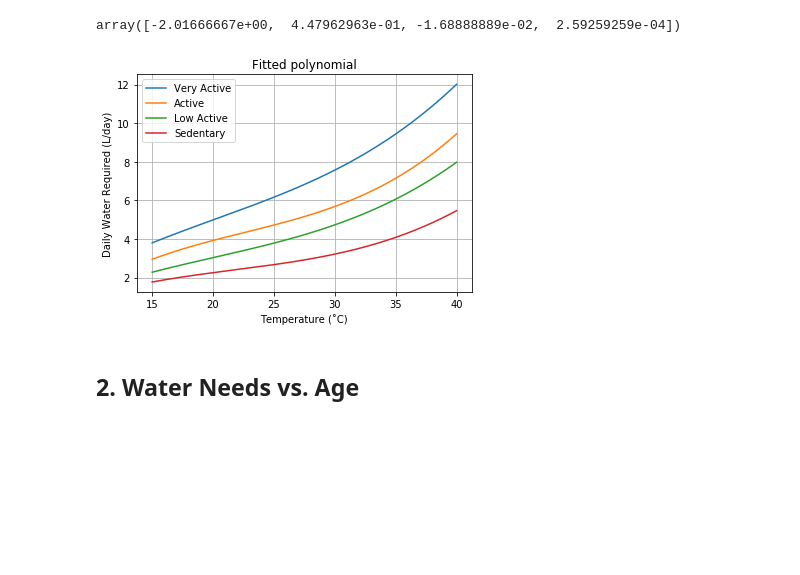
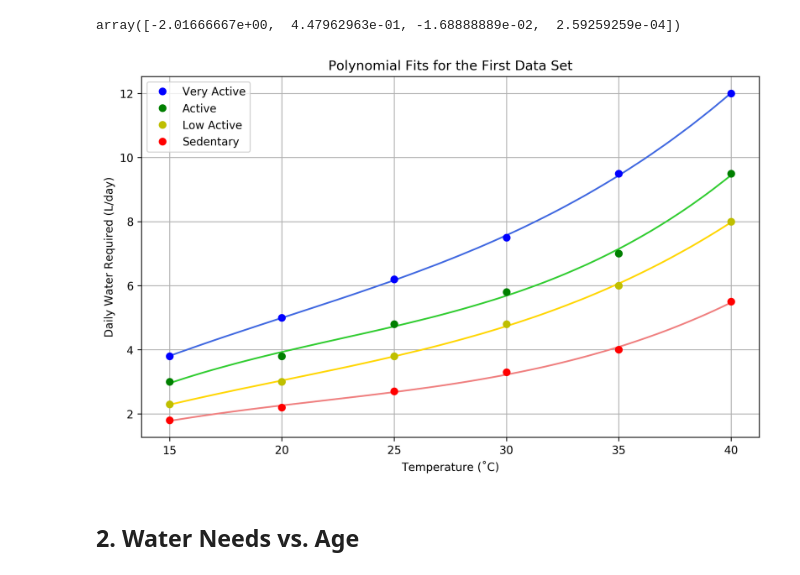
Before and after one commit to duartegalvao/Smart-Bottle, a Jupyter notebook: experiments/Classification Test.ipynb, the cells around one changed output. Cells and saved outputs as stored; diff of their text form; code cells hidden in the pictures; blank space fills up the shorter version.

```diff
--- a/experiments/Classification Test.ipynb
+++ b/experiments/Classification Test.ipynb
@@ -57,23 +57,29 @@ p_se
 # %% [output]
 array([-2.01666667e+00,  4.47962963e-01, -1.68888889e-02,  2.59259259e-04])
 # %%
-fig, ax = plt.subplots()
+fig, ax = plt.subplots(figsize=(10, 6), dpi=300)
 
 t_p = np.linspace(np.min(t), np.max(t), 200)
 
-ax.plot(t_p, np.polynomial.polynomial.polyval(t_p, p_va), label='Very Active')
-ax.plot(t_p, np.polynomial.polynomial.polyval(t_p, p_ac), label='Active')
-ax.plot(t_p, np.polynomial.polynomial.polyval(t_p, p_la), label='Low Active')
-ax.plot(t_p, np.polynomial.polynomial.polyval(t_p, p_se), label='Sedentary')
+ax.plot(t_p, np.polynomial.polynomial.polyval(t_p, p_va), '-', color='royalblue')
+ax.plot(t_p, np.polynomial.polynomial.polyval(t_p, p_ac), '-', color='limegreen')
+ax.plot(t_p, np.polynomial.polynomial.polyval(t_p, p_la), '-', color='gold')
+ax.plot(t_p, np.polynomial.polynomial.polyval(t_p, p_se), '-', color='lightcoral')
+
+ax.plot(t, y_va, 'bo', label='Very Active')
+ax.plot(t, y_ac, 'go', label='Active')
+ax.plot(t, y_la, 'yo', label='Low Active')
+ax.plot(t, y_se, 'ro', label='Sedentary')
 
 ax.legend()
 ax.set(xlabel='Temperature (˚C)', ylabel='Daily Water Required (L/day)',
-       title="Fitted polynomial")
+       title="Polynomial Fits for the First Data Set")
 ax.grid()
 
+fig.savefig("plots/chart1-polynomial-fits.png")
 plt.show()
 # %% [output]
-[figure, old version]
+[figure, new version]
 # %% [markdown]
 ## 2. Water Needs vs. Age
 # %%
```
Also changed, not shown: parts of 10 cells of this notebook, 6 other files.
